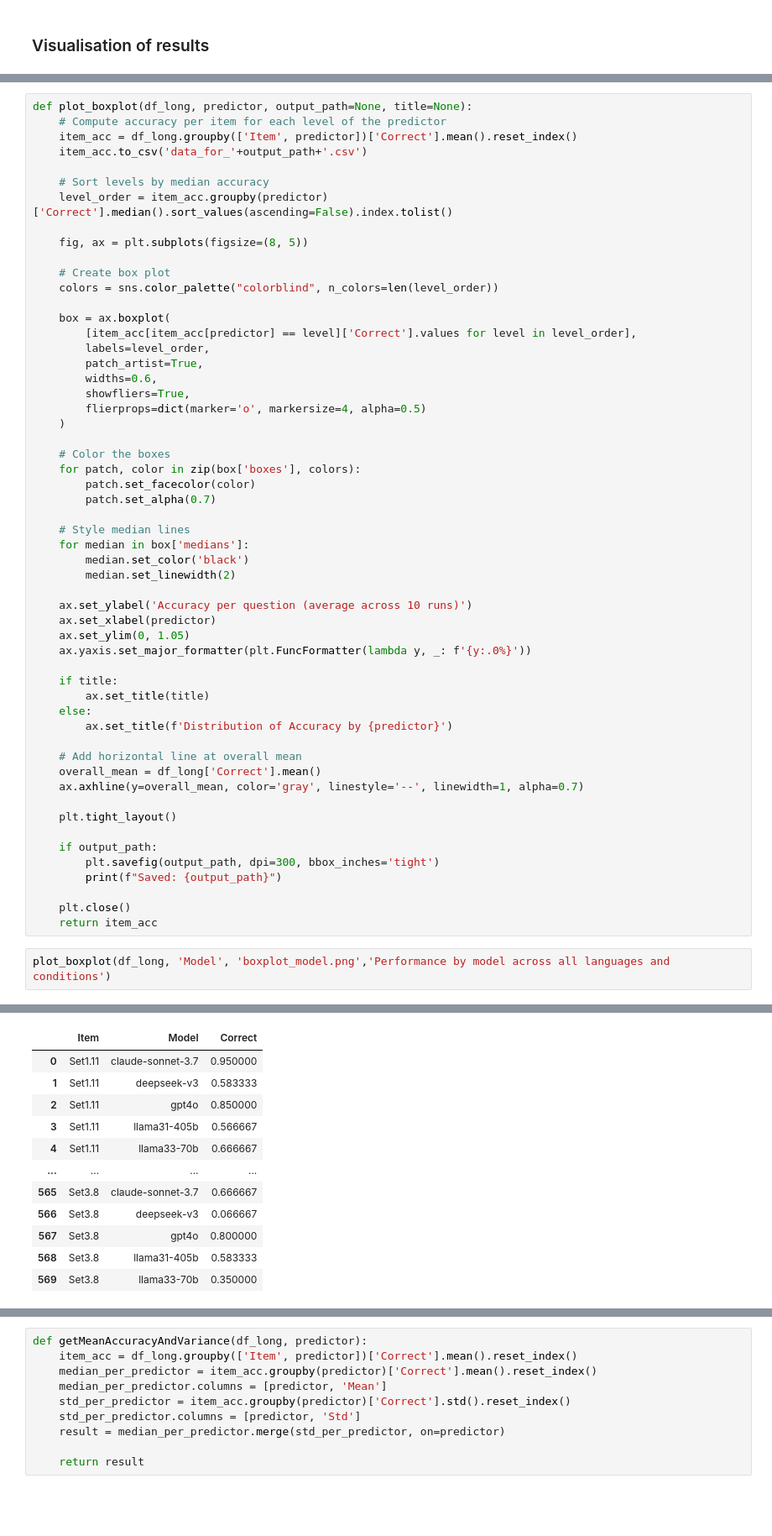
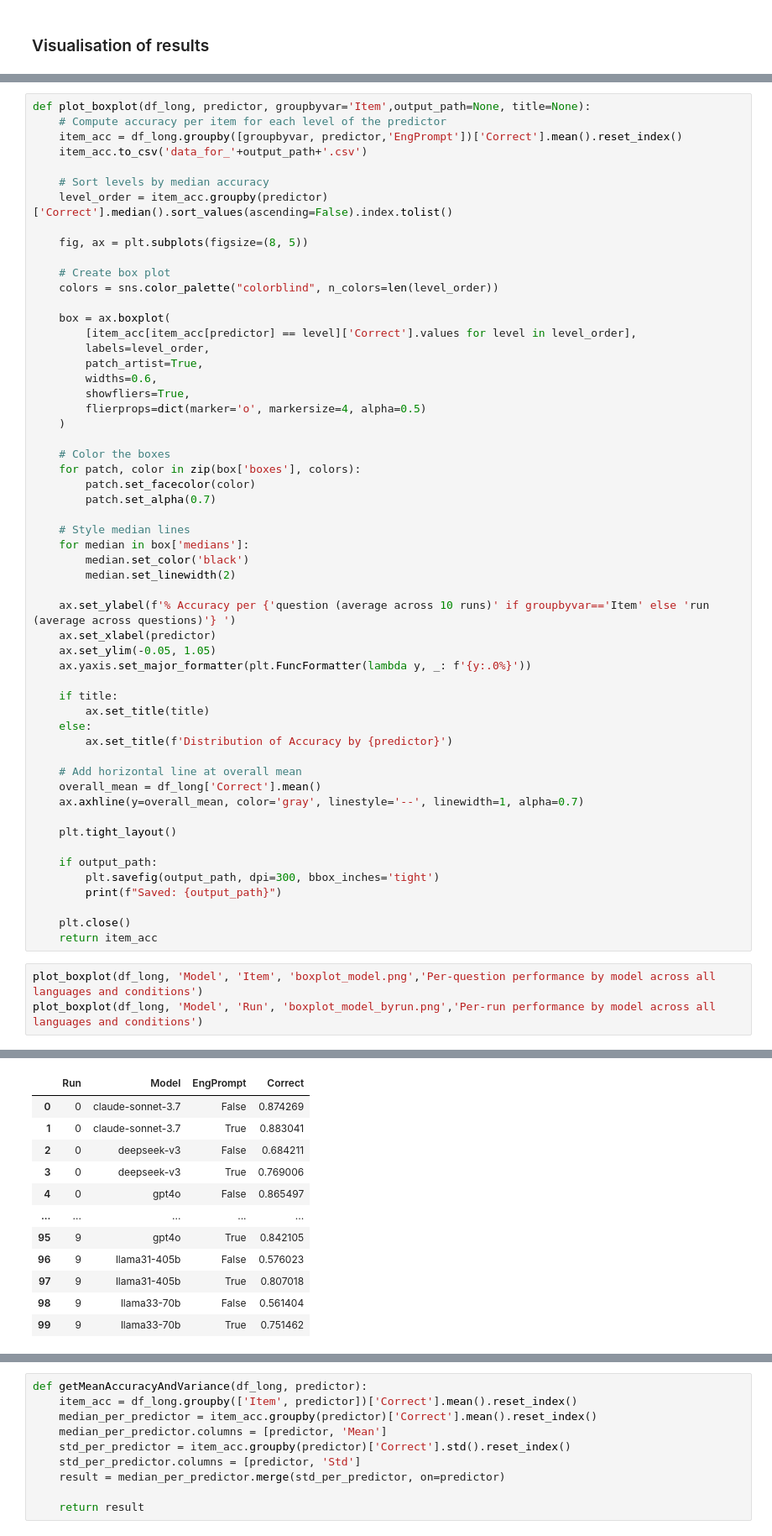
Before and after one commit to hastingslab-org/swiss-medqa, a Jupyter notebook: SwissMedQA-AnalyseData.ipynb, the cells around one changed output, grey strips where cells are left out. Shown at 84% size. Saved outputs shown, nothing was run; the diff lists cells and outputs as text; blank space fills up the shorter version.

```diff
--- a/SwissMedQA-AnalyseData.ipynb
+++ b/SwissMedQA-AnalyseData.ipynb
@@ -349,9 +350,9 @@ plt.rcParams['axes.labelsize'] = 12
 plt.rcParams['axes.titlesize'] = 13
 plt.rcParams['figure.dpi'] = 150
 # %%
-def plot_boxplot(df_long, predictor, output_path=None, title=None):
+def plot_boxplot(df_long, predictor, groupbyvar='Item',output_path=None, title=None):
     # Compute accuracy per item for each level of the predictor
-    item_acc = df_long.groupby(['Item', predictor])['Correct'].mean().reset_index()
+    item_acc = df_long.groupby([groupbyvar, predictor,'EngPrompt'])['Correct'].mean().reset_index()
     item_acc.to_csv('data_for_'+output_path+'.csv')
 
     # Sort levels by median accuracy
@@ -381,9 +382,9 @@ def plot_boxplot(df_long, predictor, output_path=None, title=None):
         median.set_color('black')
         median.set_linewidth(2)
 
-    ax.set_ylabel('Accuracy per question (average across 10 runs)')
+    ax.set_ylabel(f'% Accuracy per {'question (average across 10 runs)' if groupbyvar=='Item' else 'run (average across questions)'} ')
     ax.set_xlabel(predictor)
-    ax.set_ylim(0, 1.05)
+    ax.set_ylim(-0.05, 1.05)
     ax.yaxis.set_major_formatter(plt.FuncFormatter(lambda y, _: f'{y:.0%}'))
 
     if title:
@@ -404,6 +405,7 @@ def plot_boxplot(df_long, predictor, output_path=None, title=None):
     plt.close()
     return item_acc
 # %%
-plot_boxplot(df_long, 'Model', 'boxplot_model.png','Performance by model across all languages and conditions')
+plot_boxplot(df_long, 'Model', 'Item', 'boxplot_model.png','Per-question performance by model across all languages and conditions')
+plot_boxplot(df_long, 'Model', 'Run', 'boxplot_model_byrun.png','Per-run performance by model across all languages and conditions')
 # %% [output]
 Saved: boxplot_model.png
@@ -410,12 +413,12 @@ Saved: boxplot_model.png
-|  | Item | Model | Correct |
-| 0 | Set1.11 | claude-sonnet-3.7 | 0.950000 |
-| 1 | Set1.11 | deepseek-v3 | 0.583333 |
-| 2 | Set1.11 | gpt4o | 0.850000 |
-| 3 | Set1.11 | llama31-405b | 0.566667 |
-| 4 | Set1.11 | llama33-70b | 0.666667 |
-| ... | ... | ... | ... |
-| 565 | Set3.8 | claude-sonnet-3.7 | 0.666667 |
-| 566 | Set3.8 | deepseek-v3 | 0.066667 |
-| 567 | Set3.8 | gpt4o | 0.800000 |
-| 568 | Set3.8 | llama31-405b | 0.583333 |
-| 569 | Set3.8 | llama33-70b | 0.350000 |
+|  | Run | Model | EngPrompt | Correct |
+| 0 | 0 | claude-sonnet-3.7 | False | 0.874269 |
+| 1 | 0 | claude-sonnet-3.7 | True | 0.883041 |
+| 2 | 0 | deepseek-v3 | False | 0.684211 |
+| 3 | 0 | deepseek-v3 | True | 0.769006 |
+| 4 | 0 | gpt4o | False | 0.865497 |
+| ... | ... | ... | ... | ... |
+| 95 | 9 | gpt4o | True | 0.842105 |
+| 96 | 9 | llama31-405b | False | 0.576023 |
+| 97 | 9 | llama31-405b | True | 0.807018 |
+| 98 | 9 | llama33-70b | False | 0.561404 |
+| 99 | 9 | llama33-70b | True | 0.751462 |
```
Also changed, not shown: parts of 4 cells of this notebook.
